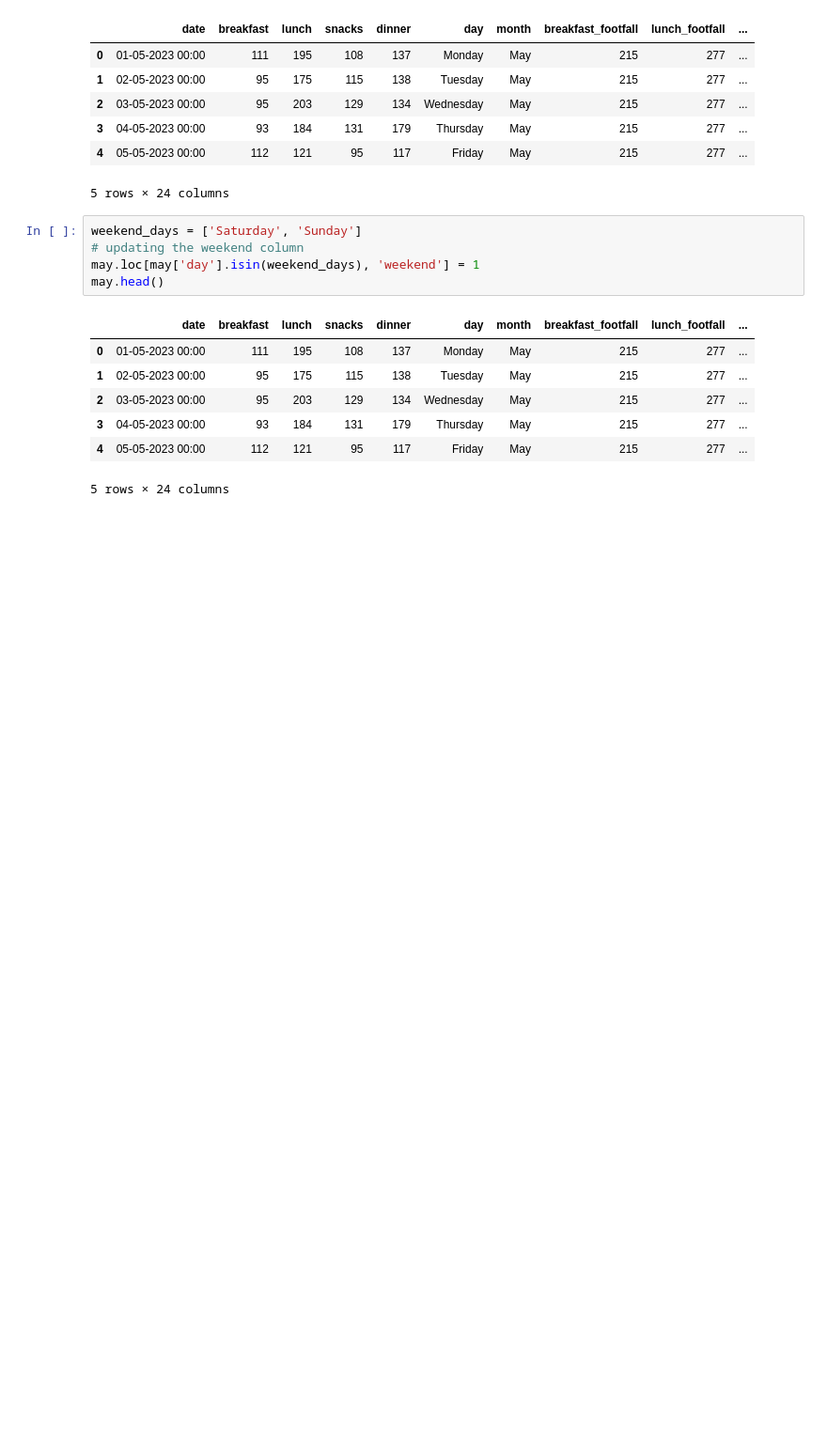
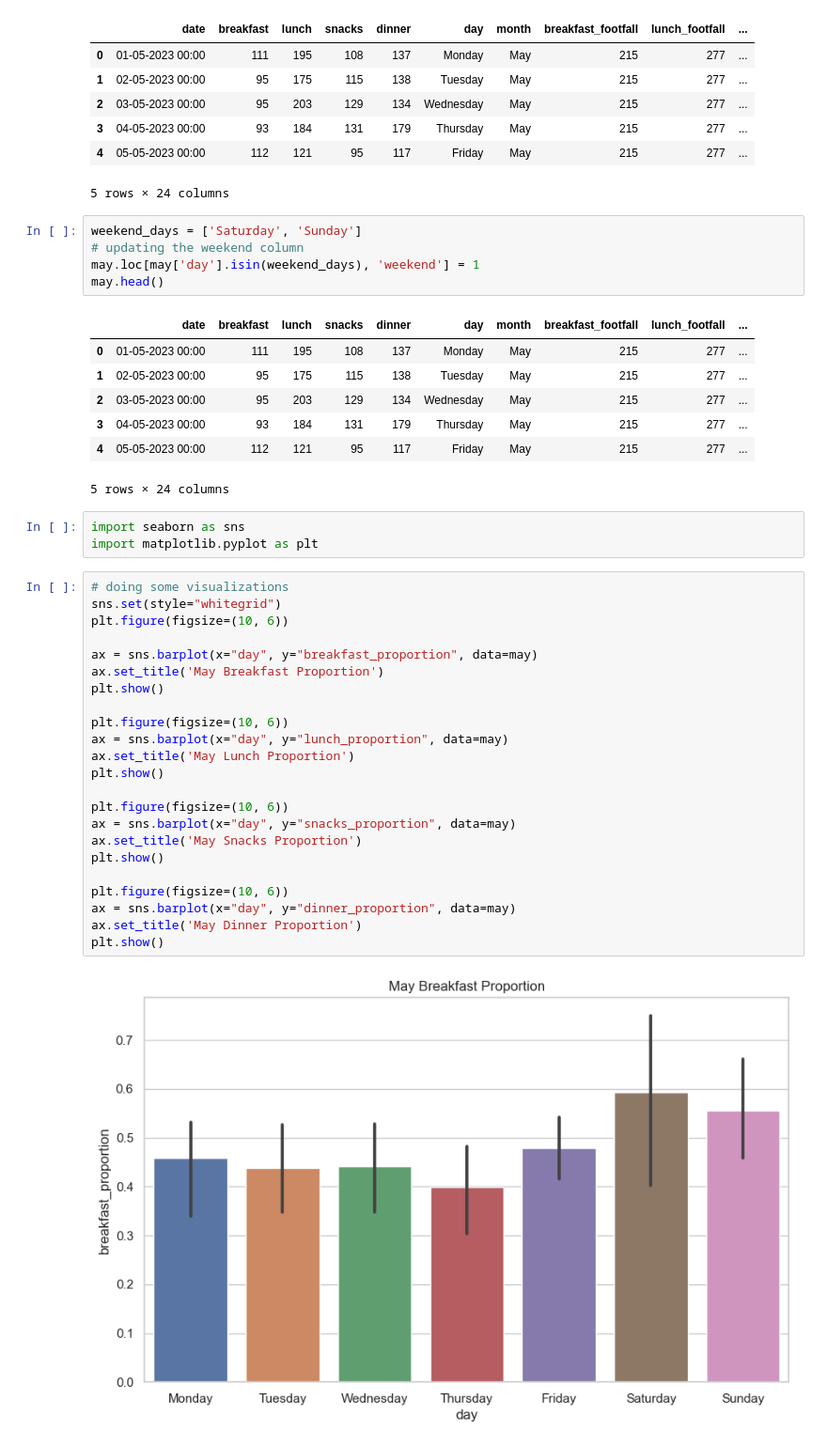
Before and after one commit to tenseisoham/MLPR, a Jupyter notebook: eda/eda.ipynb, the cells around one changed output. Shown: that part at 94% size. Cells and saved outputs as stored; diff of their text form; blank space fills up the shorter version.

```diff
--- a/eda/eda.ipynb
+++ b/eda/eda.ipynb
@@ -365,3 +365,31 @@ may.head()
 | 3 | 04-05-2023 00:00 | 93 | 184 | 131 | 179 | Thursday | May | 215 | 277 | ... |
 | 4 | 05-05-2023 00:00 | 112 | 121 | 95 | 117 | Friday | May | 215 | 277 | ... |
 5 rows × 24 columns
+# %%
+import seaborn as sns
+import matplotlib.pyplot as plt
+# %%
+# doing some visualizations
+sns.set(style="whitegrid")
+plt.figure(figsize=(10, 6))
+
+ax = sns.barplot(x="day", y="breakfast_proportion", data=may)
+ax.set_title('May Breakfast Proportion')
+plt.show()
+
+plt.figure(figsize=(10, 6))
+ax = sns.barplot(x="day", y="lunch_proportion", data=may)
+ax.set_title('May Lunch Proportion')
+plt.show()
+
+plt.figure(figsize=(10, 6))
+ax = sns.barplot(x="day", y="snacks_proportion", data=may)
+ax.set_title('May Snacks Proportion')
+plt.show()
+
+plt.figure(figsize=(10, 6))
+ax = sns.barplot(x="day", y="dinner_proportion", data=may)
+ax.set_title('May Dinner Proportion')
+plt.show()
+# %% [output]
+[figure, added]
```
Also changed, not shown: parts of 2 cells of this notebook.
